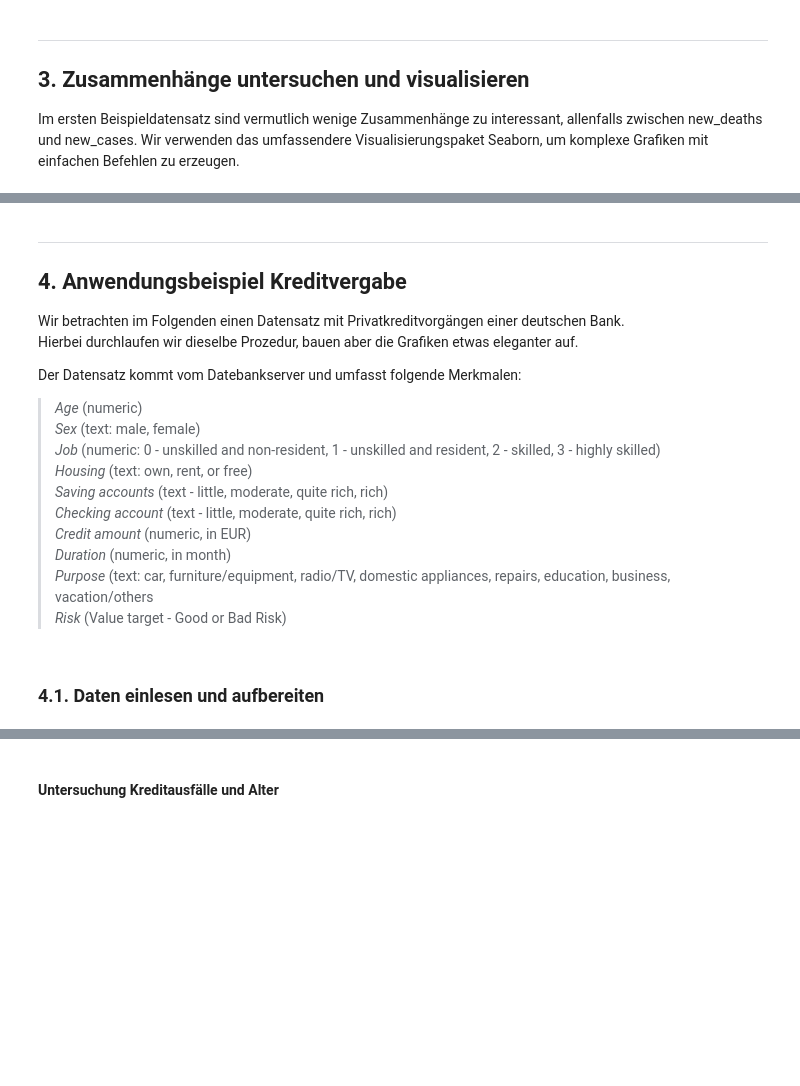
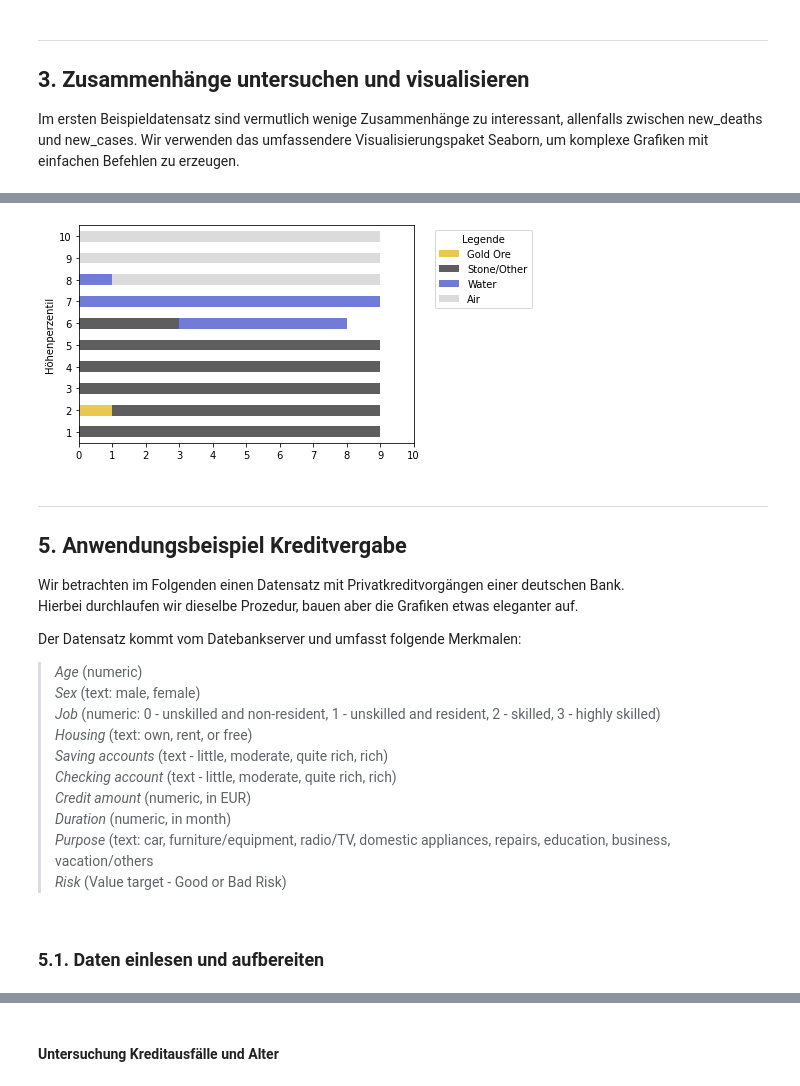
Before and after one commit to mesa-ai/smi-datenanalyse-ba, a Jupyter notebook: 03 - Data Exploration.ipynb, the cells around one changed output, grey strips where cells are left out. Saved outputs shown, nothing was run; the diff lists cells and outputs as text; code cells hidden in the pictures; blank space fills up the shorter version.

```diff
--- a/03 - Data Exploration.ipynb
+++ b/03 - Data Exploration.ipynb
@@ -210,6 +516,24 @@ sns.pairplot(df.loc[:,["new_cases","new_deaths", "active"]])
+# %%
+# Stone und alle anderen Blocktypen zu Stone/Other zusammenfassen
+df_swag = df_kern.loc[ ~ df_kern.blockname.isin(["Gold Ore", "Water","Air"]), "blockname"] = "Stone/Other"
+df_swag = df_kern.loc[:,["perzentil","blockname","blocktyp"]]
+dist = df_swag.groupby(["perzentil","blockname"]).agg("count").fillna(0).unstack()
+dist.columns = dist.columns.get_level_values(1)
+# %%
+# Spalten sortieren
+dist = dist.loc[:,["Gold Ore", "Stone/Other","Water","Air"]]
+
+# Diagramm erzeugen
+dist.plot(kind="barh", stacked=True, xticks=range(0,11),
+            xlabel="Höhenperzentil", ylabel="Anzahl Blöcke",
+            alpha=0.7, color=["#E2B007", "0.1", "#3444C8","0.8"])
+plt.legend(title='Legende', bbox_to_anchor=(1.05, 1), loc='upper left')
+plt.show()
+# %% [output]
+[figure, added]
 # %% [markdown]
 ---
-## 4. Anwendungsbeispiel Kreditvergabe <a id="kapitel4"/>
+## 5. Anwendungsbeispiel Kreditvergabe <a id="kapitel4"/>
 
 Wir betrachten im Folgenden einen Datensatz mit Privatkreditvorgängen einer deutschen Bank.
 Hierbei durchlaufen wir dieselbe Prozedur, bauen aber die Grafiken etwas eleganter auf.
@@ -226,7 +550,7 @@ Der Datensatz kommt vom Datebankserver und umfasst folgende Merkmalen:
    >  *Purpose* (text: car, furniture/equipment, radio/TV, domestic appliances, repairs, education, business, vacation/others
    >  *Risk* (Value target - Good or Bad Risk)
 # %% [markdown]
-### 4.1. Daten einlesen und aufbereiten
+### 5.1. Daten einlesen und aufbereiten
 # %%
 # Module importieren
 
```
Also changed, not shown: parts of 66 cells of this notebook, 2 other files.
